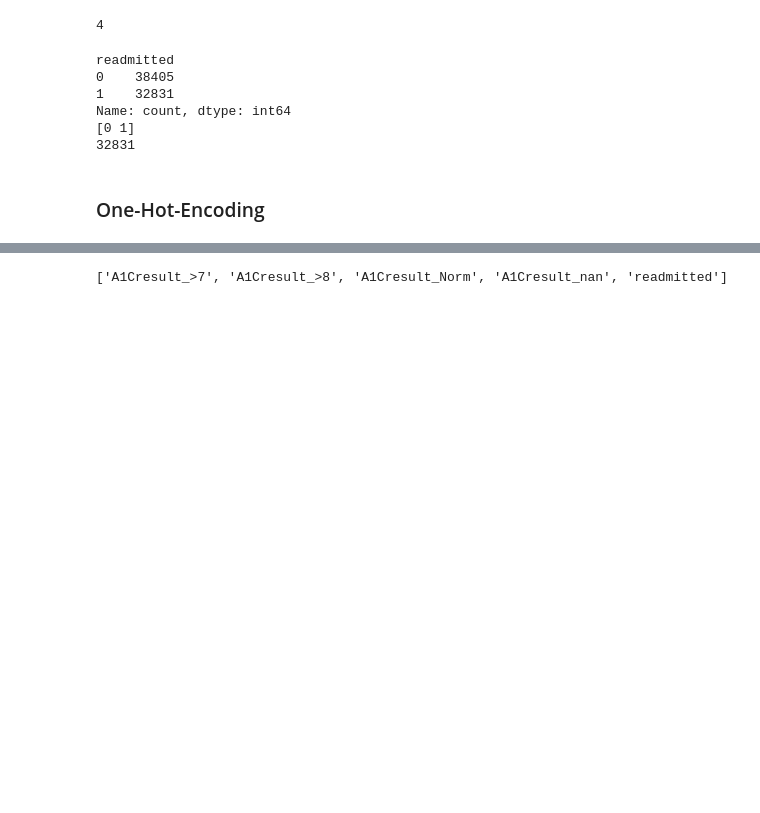
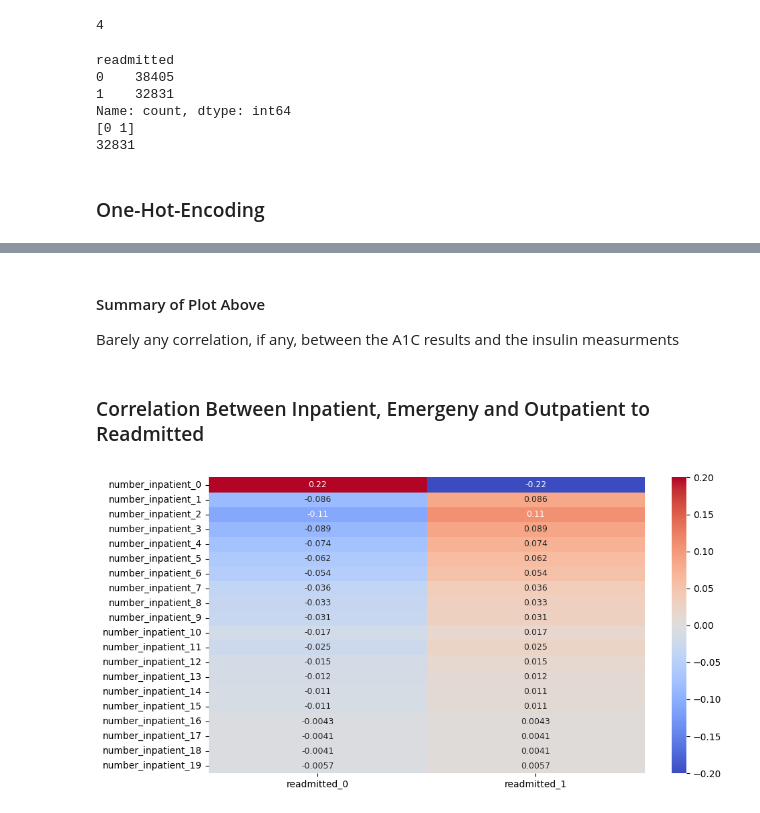
Before and after one commit to SebbeBlom/ml, a Jupyter notebook: src/main.ipynb, the cells around one changed output, grey strips where cells are left out. Saved outputs shown, nothing was run; the diff lists cells and outputs as text; code cells hidden in the pictures; blank space fills up the shorter version.

```diff
--- a/src/main.ipynb
+++ b/src/main.ipynb
@@ -260,16 +257,28 @@ hej
+# %% [markdown]
+#### Summary of Plot Above
+
+Barely any correlation, if any, between the A1C results and the insulin measurments
+# %% [markdown]
+### Correlation Between Inpatient, Emergeny and Outpatient to Readmitted
 # %%
-from sklearn import preprocessing
-import pandas as pd
-import seaborn as sns
-import matplotlib.pyplot as plt
+readmitted = [x for x in encoded_df if "readmitted" in x]
+inpatients = [x for x in encoded_df if "inpatient" in x]
+outpatients = [x for x in encoded_df if "outpatient" in x]
+emergencies = [x for x in encoded_df if "emergency" in x]
+time_in_hospital = [x for x in encoded_df if "time_in" in x]
 
-cols_of_interest = [c for c in full_df.columns if c.startswith("A1Cresult")]
-cols_of_interest.append("readmitted")
+feature_cols = inpatients + outpatients + emergencies + time_in_hospital
+target_cols  = readmitted
 
-corr = full_df[cols_of_interest].corr()
+corr_matrix = encoded_df[feature_cols + target_cols].corr()
 
-print(cols_of_interest)
 
+# Get only feature -> readmitted correlations
+corr_subset = corr_matrix.loc[inpatients, target_cols]
+
+plt.figure(figsize=(10, 5))
+sns.heatmap(corr_subset, vmin=-0.2, vmax=0.2, cmap="coolwarm", annot=True, annot_kws={"size": 9})
+plt.tight_layout()
 plt.show()
 # %% [output]
-['A1Cresult_>7', 'A1Cresult_>8', 'A1Cresult_Norm', 'A1Cresult_nan', 'readmitted']
+[figure, added]
```
Also changed, not shown: parts of 9 cells of this notebook.
